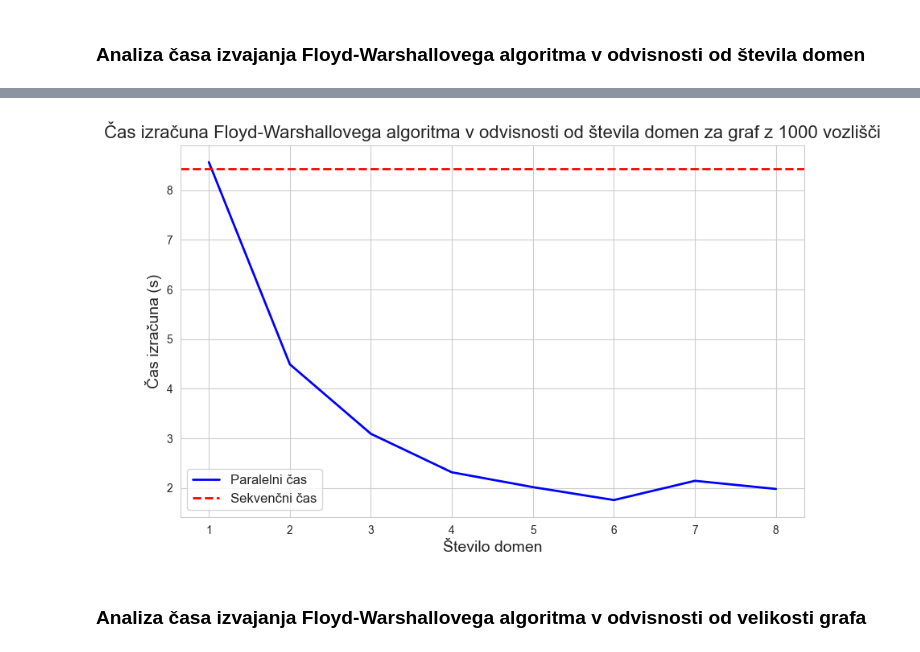
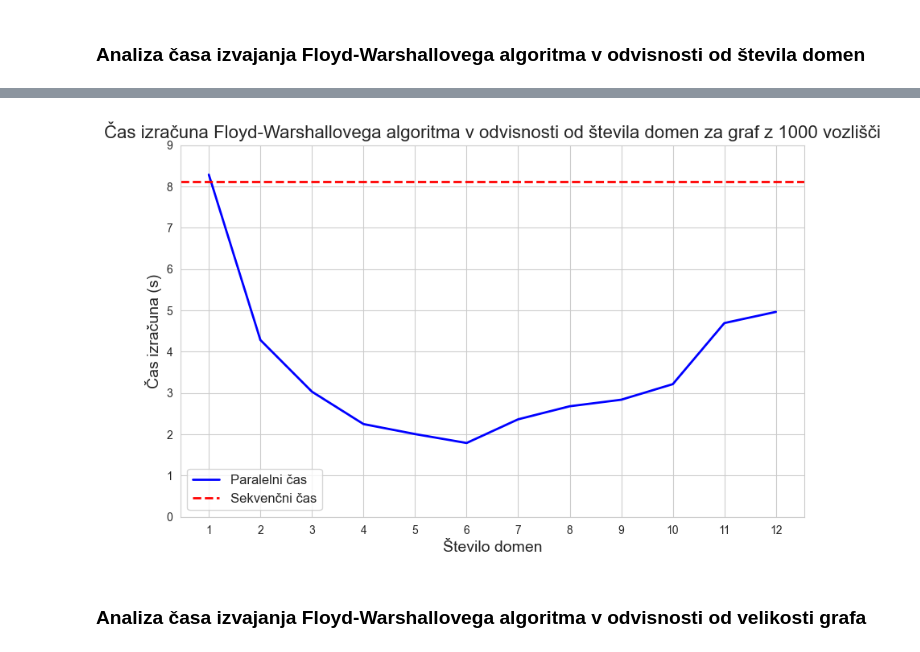
Before and after one commit to tjazerzen/Avtomatska-paralelizacija-v-OCamlu, a Jupyter notebook: playground/graph/computation_time_analysis/computation_time_analysis.ipynb, the cells around one changed output, grey strips where cells are left out. Cells and saved outputs as stored; diff of their text form; code cells hidden in the pictures.

```diff
--- a/playground/graph/computation_time_analysis/computation_time_analysis.ipynb
+++ b/playground/graph/computation_time_analysis/computation_time_analysis.ipynb
@@ -267,28 +286,31 @@ df_floyd_par_domains
 # %%
 # Set the style of seaborn for better looking plots
 sns.set_style("whitegrid")
 
 plt.figure(figsize=(10, 6))
 
-seq_computation_time = 8.428
+seq_computation_time = 8.111
 
 # Change the line style and color for better visibility
 plt.plot(df_floyd_par_domains['num_domains'], df_floyd_par_domains['time'], label='Paralelni čas', color='blue', linewidth=2)
 
 # Adding a horizontal line for the sequential execution time
 plt.axhline(y=seq_computation_time, color='r', linestyle='dashed', linewidth=2, label='Sekvenčni čas')
 
 plt.xlabel('Število domen', fontsize=14)
 plt.ylabel('Čas izračuna (s)', fontsize=14)
 plt.title('Čas izračuna Floyd-Warshallovega algoritma v odvisnosti od števila domen za graf z 1000 vozlišči', fontsize=16)
+plt.xticks(range(1, 13))
 
 plt.legend(fontsize=12)
+
+plt.ylim(0, 9)
 
 plt.savefig('floyd_v_odvisnosti_od_stevila_domen.pdf')
 
 plt.show()
 # %% [output]
-[figure, old version]
+[figure, new version]
 # %% [markdown]
 ### Analiza časa izvajanja Floyd-Warshallovega algoritma v odvisnosti od velikosti grafa
 # %%
```
Also changed, not shown: parts of 5 cells of this notebook, 8 other files.
